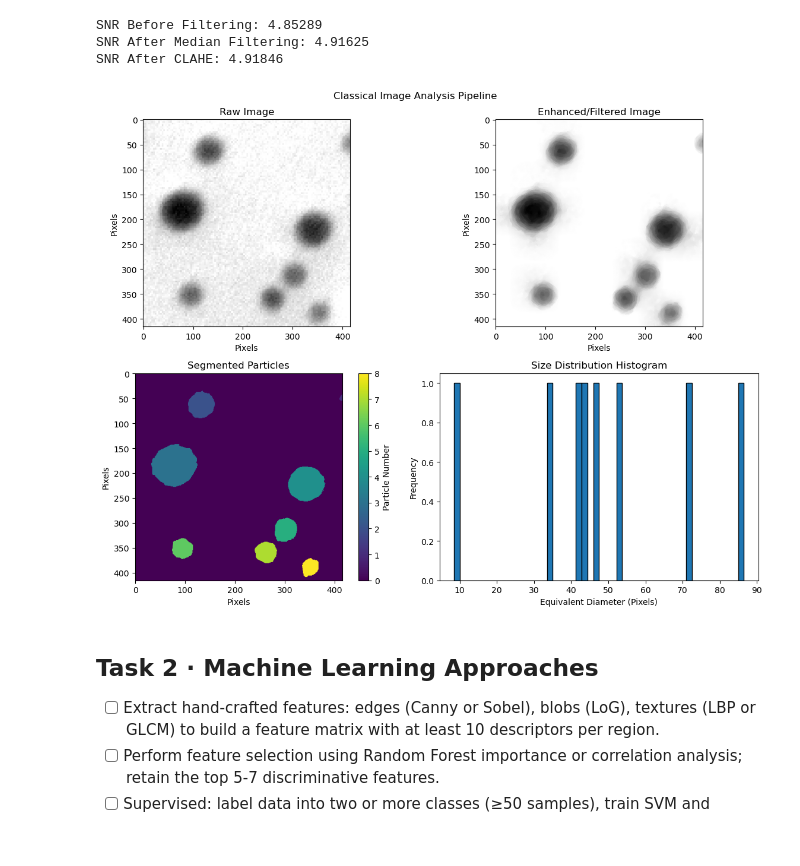
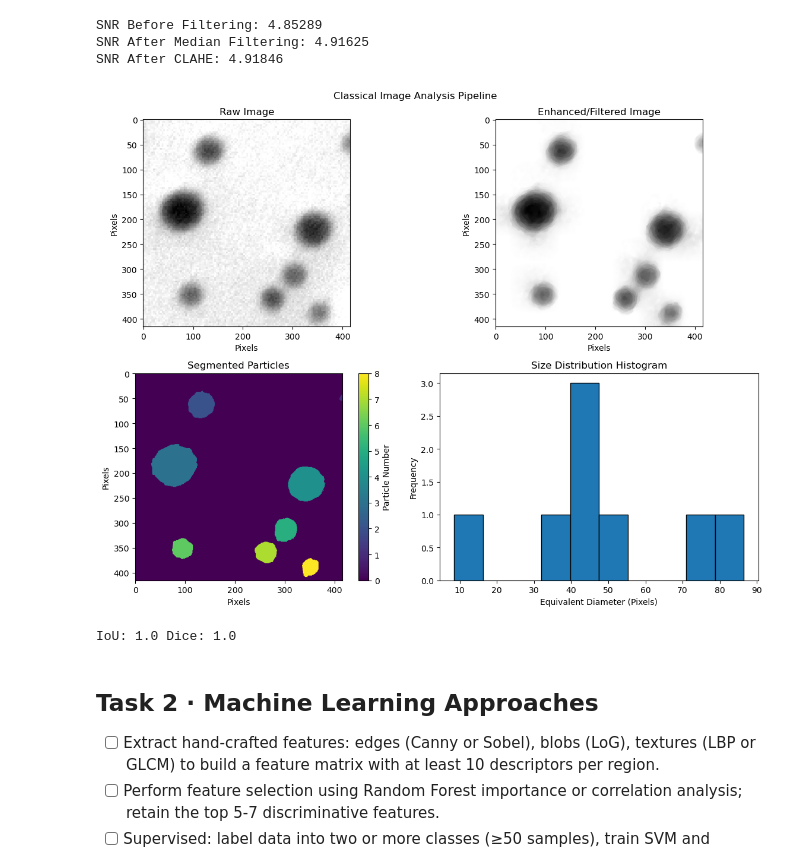
Before and after one commit to kgeisenman/MATSCI465_KatieEisenman, a Jupyter notebook: Week3+4/assignment_04_combined (1).ipynb, the cells around one changed output. Saved outputs shown, nothing was run; the diff lists cells and outputs as text; code cells hidden in the pictures.

```diff
--- a/Week3+4/assignment_04_combined (1).ipynb
+++ b/Week3+4/assignment_04_combined (1).ipynb
@@ -144,35 +154,69 @@ measurements.to_csv('classical_results.csv', index=False)
 fig, axes = plt.subplots(2, 2, figsize=(12, 9))
 axes[0, 0].imshow(raw_image, cmap='gray')
 axes[0, 0].set_title("Raw Image")
 axes[0, 0].set_xlabel('Pixels')
 axes[0, 0].set_ylabel('Pixels')
 
 axes[0, 1].imshow(enhanced_image, cmap='gray')
 axes[0, 1].set_title("Enhanced/Filtered Image")
 axes[0, 1].set_xlabel('Pixels')
 axes[0, 1].set_ylabel('Pixels')
 
 im = axes[1, 0].imshow(spot_labels, cmap='viridis')
 axes[1, 0].set_title("Segmented Particles")
 axes[1, 0].set_xlabel('Pixels')
 axes[1, 0].set_ylabel('Pixels')
 fig.colorbar(im, ax=axes[1, 0], label='Particle Number')
 
 #Make histogram for 4th image
-axes[1, 1].hist(measurements['equivalent_diameter'], bins=50, edgecolor='black')
+axes[1, 1].hist(measurements['equivalent_diameter'], bins=10, edgecolor='black')
 axes[1, 1].set_title("Size Distribution Histogram")
 axes[1, 1].set_xlabel('Equivalent Diameter (Pixels)')
 axes[1, 1].set_ylabel('Frequency')
 
 fig.suptitle('Classical Image Analysis Pipeline')
 
 plt.tight_layout()
 plt.show()
 
 #Save image
 fig.savefig("Task1.png", dpi=300, bbox_inches='tight')
 # %% [output]
-[figure, old version]
+[figure, new version]
+# %%
+from sklearn.metrics import jaccard_score, f1_score
+
+def iou_dice_from_watershed(labels_ws_2d, y_true_2d):
+    """
+    Compute IoU (Jaccard) and Dice for a single image.
+    labels_ws_2d : (H,W) int array (0=background, >0=particles)
+    y_true_2d    : (H,W) binary mask (0/1)
+    """
+    # Binarize watershed output (any label > 0 is foreground)
+    y_pred = (labels_ws_2d > 0).astype(np.uint8)
+    y_true = (y_true_2d > 0).astype(np.uint8)
+
+    # Flatten for sklearn
+    y_pred_f = y_pred.ravel()
+    y_true_f = y_true.ravel()
+
+    # Handle all‑zero edge case to avoid UndefinedMetricWarning
+    if y_true_f.max() == 0 and y_pred_f.max() == 0:
+        return 1.0, 1.0  # perfect match: both empty
+    if y_true_f.max() == 0 and y_pred_f.max() == 1:
+        return 0.0, 0.0  # GT empty but prediction not
+    if y_true_f.max() == 1 and y_pred_f.max() == 0:
+        return 0.0, 0.0  # GT not empty but prediction empty
+
+    iou = jaccard_score(y_true_f, y_pred_f, average='binary')
+    dice = f1_score(y_true_f, y_pred_f, average='binary')
+    return float(iou), float(dice)
+
+# Example:
+watershed_iou, watershed_dice = iou_dice_from_watershed(spot_labels, binary)
+print("IoU:", watershed_iou, "Dice:", watershed_dice)
+# %% [output]
+IoU: 1.0 Dice: 1.0
 # %% [markdown]
 ## Task 2 · Machine Learning Approaches
 - [ ] Extract hand-crafted features: edges (Canny or Sobel), blobs (LoG), textures (LBP or GLCM) to build a feature matrix with at least 10 descriptors per region.
```
Also changed, not shown: parts of 11 cells of this notebook.
